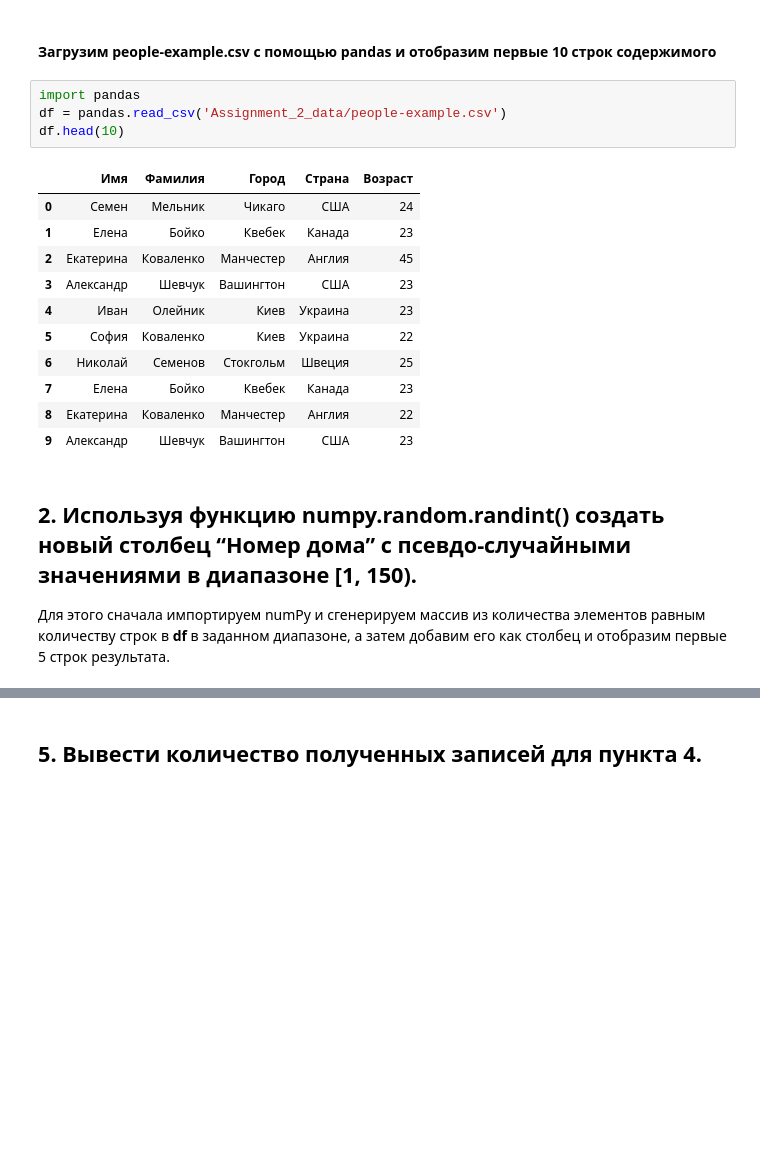
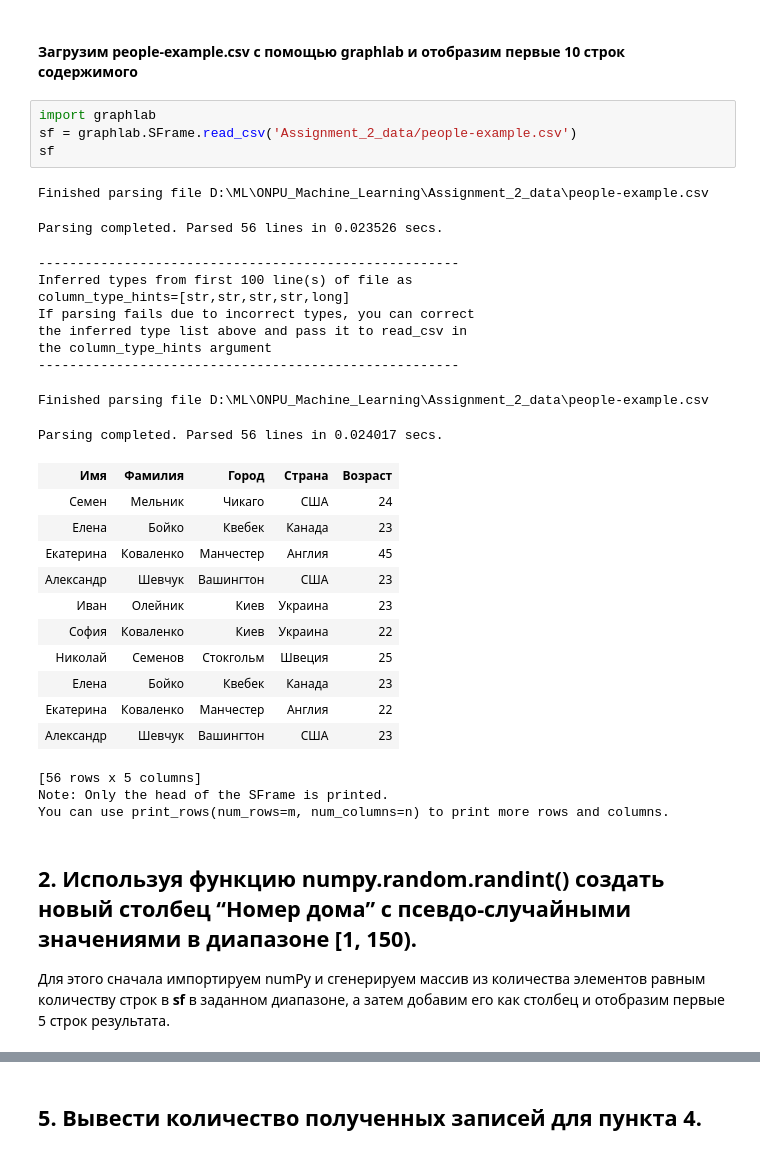
Before and after one commit to ReaLgressA/ONPU_Machine_Learning, a Jupyter notebook: Assignment_2.ipynb, the cells around one changed output, grey strips where cells are left out. Drawn from its saved outputs; the diff is of its cells as text; blank space fills up the shorter version.

```diff
--- a/Assignment_2.ipynb
+++ b/Assignment_2.ipynb
@@ -13,23 +4,37 @@ Requirement already satisfied: six>=1.5 in c:\python27\lib\site-packages (from p
 # %% [markdown]
-#### Загрузим people-example.csv с помощью pandas и отобразим первые 10 строк содержимого
+#### Загрузим people-example.csv с помощью graphlab и отобразим первые 10 строк содержимого
 # %%
-import pandas
-df = pandas.read_csv('Assignment_2_data/people-example.csv')
-df.head(10)
+import graphlab
+sf = graphlab.SFrame.read_csv('Assignment_2_data/people-example.csv')
+sf
 # %% [output]
+Finished parsing file D:\ML\ONPU_Machine_Learning\Assignment_2_data\people-example.csv
+Parsing completed. Parsed 56 lines in 0.023526 secs.
+------------------------------------------------------
+Inferred types from first 100 line(s) of file as
+column_type_hints=[str,str,str,str,long]
+If parsing fails due to incorrect types, you can correct
+the inferred type list above and pass it to read_csv in
+the column_type_hints argument
+------------------------------------------------------
+Finished parsing file D:\ML\ONPU_Machine_Learning\Assignment_2_data\people-example.csv
+Parsing completed. Parsed 56 lines in 0.024017 secs.
-|  | Имя | Фамилия | Город | Страна | Возраст |
-| 0 | Семен | Мельник | Чикаго | США | 24 |
-| 1 | Елена | Бойко | Квебек | Канада | 23 |
-| 2 | Екатерина | Коваленко | Манчестер | Англия | 45 |
-| 3 | Александр | Шевчук | Вашингтон | США | 23 |
-| 4 | Иван | Олейник | Киев | Украина | 23 |
-| 5 | София | Коваленко | Киев | Украина | 22 |
-| 6 | Николай | Семенов | Стокгольм | Швеция | 25 |
-| 7 | Елена | Бойко | Квебек | Канада | 23 |
-| 8 | Екатерина | Коваленко | Манчестер | Англия | 22 |
-| 9 | Александр | Шевчук | Вашингтон | США | 23 |
+| Имя | Фамилия | Город | Страна | Возраст |
+| Семен | Мельник | Чикаго | США | 24 |
+| Елена | Бойко | Квебек | Канада | 23 |
+| Екатерина | Коваленко | Манчестер | Англия | 45 |
+| Александр | Шевчук | Вашингтон | США | 23 |
+| Иван | Олейник | Киев | Украина | 23 |
+| София | Коваленко | Киев | Украина | 22 |
+| Николай | Семенов | Стокгольм | Швеция | 25 |
+| Елена | Бойко | Квебек | Канада | 23 |
+| Екатерина | Коваленко | Манчестер | Англия | 22 |
+| Александр | Шевчук | Вашингтон | США | 23 |
+[56 rows x 5 columns]
+Note: Only the head of the SFrame is printed.
+You can use print_rows(num_rows=m, num_columns=n) to print more rows and columns.
 # %% [markdown]
 ## 2. Используя функцию numpy.random.randint() создать новый столбец “Номер дома” с псевдо-случайными значениями в диапазоне [1, 150).
-Для этого сначала импортируем numPy и сгенерируем массив из количества элементов равным количеству строк в **df** в заданном диапазоне, а затем добавим его как столбец и отобразим первые 5 строк результата.
+Для этого сначала импортируем numPy и сгенерируем массив из количества элементов равным количеству строк в **sf** в заданном диапазоне, а затем добавим его как столбец и отобразим первые 5 строк результата.
 # %%
 import numpy as np
```
Also changed, not shown: parts of 17 cells of this notebook.
